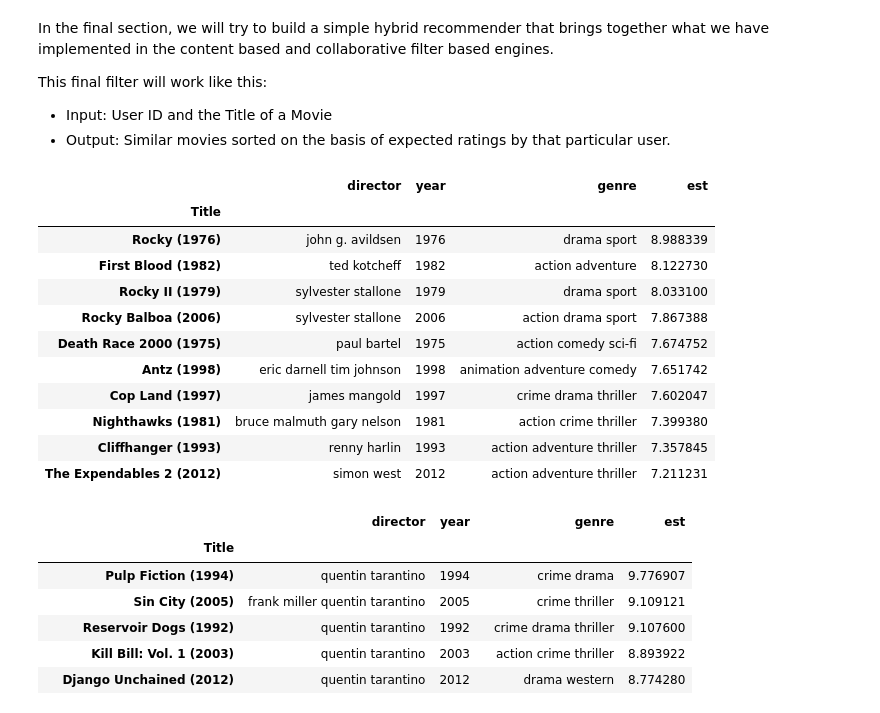
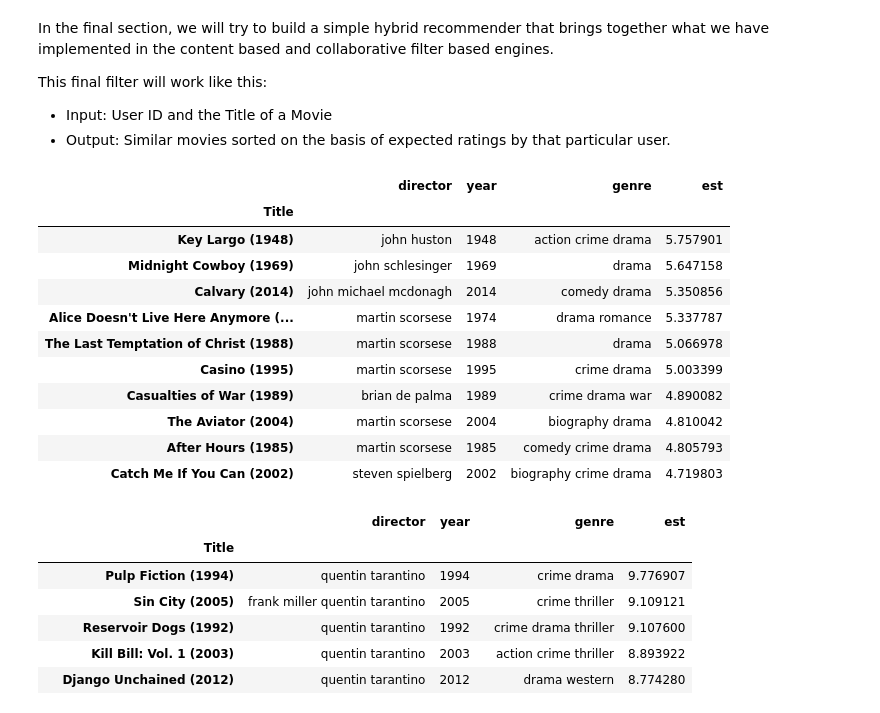
Before and after one commit to AminKafka/Review-Sentiment-Analysis-with-Recommendation-System, a Jupyter notebook: notebooks/04 - Making a Hybrid Movie Recommender.ipynb, the cells around one changed output. Drawn from its saved outputs; the diff is of its cells as text; code cells hidden in the pictures.

```diff
--- a/notebooks/04 - Making a Hybrid Movie Recommender.ipynb
+++ b/notebooks/04 - Making a Hybrid Movie Recommender.ipynb
@@ -346,3 +334,15 @@ We will use this model in the next step which is combining the two filter and cr
 model.predict(uid=9090, iid='tt0208988')
 # %% [output]
 Prediction(uid=9090, iid='tt0208988', r_ui=None, est=3.0685858694893526, details={'actual_k': 34, 'was_impossible': False})
+# %%
+est=[]
+movies_list = movies_db
+ids =  indices['imdb_id']
+for b in ids:
+    stm = model.predict(2,b).est
+    est.append(stm)
+movies_list['est'] = est
+
+    # Add the estimated vote from collaborative filter and add it to our suggested movie dataset, and sort the data based on that estimated vote
+movies_list = movies_list.sort_values('est', ascending=False)
+    # Return the top 10 as our final movie recommandation
@@ -391,20 +412,20 @@ def recommender(user_id,movie_title):
     # Return the top 10 as our final movie recommandation
     return movies_list[0:10]
 # %%
-recommender(1000,'Rocky III (1982)')
+recommender(2,'Gangs of New York (2002)')
 # %% [output]
 |  | director | year | genre | est |
 | Title |  |  |  |  |
-| Rocky (1976) | john g. avildsen | 1976 | drama sport | 8.988339 |
-| First Blood (1982) | ted kotcheff | 1982 | action adventure | 8.122730 |
-| Rocky II (1979) | sylvester stallone | 1979 | drama sport | 8.033100 |
-| Rocky Balboa (2006) | sylvester stallone | 2006 | action drama sport | 7.867388 |
-| Death Race 2000 (1975) | paul bartel | 1975 | action comedy sci-fi | 7.674752 |
-| Antz (1998) | eric darnell tim johnson | 1998 | animation adventure comedy | 7.651742 |
-| Cop Land (1997) | james mangold | 1997 | crime drama thriller | 7.602047 |
-| Nighthawks (1981) | bruce malmuth gary nelson | 1981 | action crime thriller | 7.399380 |
-| Cliffhanger (1993) | renny harlin | 1993 | action adventure thriller | 7.357845 |
-| The Expendables 2 (2012) | simon west | 2012 | action adventure thriller | 7.211231 |
+| Key Largo (1948) | john huston | 1948 | action crime drama | 5.757901 |
+| Midnight Cowboy (1969) | john schlesinger | 1969 | drama | 5.647158 |
+| Calvary (2014) | john michael mcdonagh | 2014 | comedy drama | 5.350856 |
+| Alice Doesn't Live Here Anymore (... | martin scorsese | 1974 | drama romance | 5.337787 |
+| The Last Temptation of Christ (1988) | martin scorsese | 1988 | drama | 5.066978 |
+| Casino (1995) | martin scorsese | 1995 | crime drama | 5.003399 |
+| Casualties of War (1989) | brian de palma | 1989 | crime drama war | 4.890082 |
+| The Aviator (2004) | martin scorsese | 2004 | biography drama | 4.810042 |
+| After Hours (1985) | martin scorsese | 1985 | comedy crime drama | 4.805793 |
+| Catch Me If You Can (2002) | steven spielberg | 2002 | biography crime drama | 4.719803 |
 # %%
 recommender(1,'Kill Bill: Vol. 2 (2004)')
 # %% [output]
```
Also changed, not shown: parts of 3 cells of this notebook, 12 other files.
